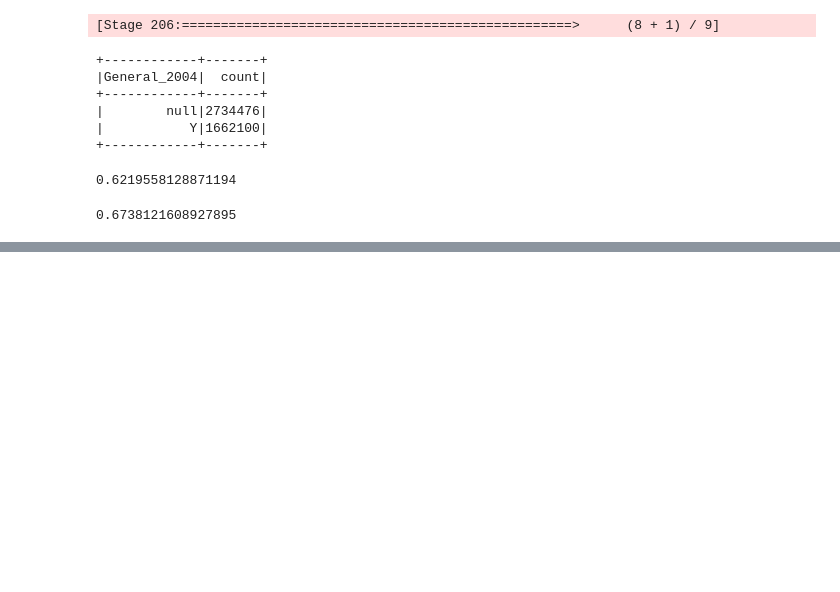
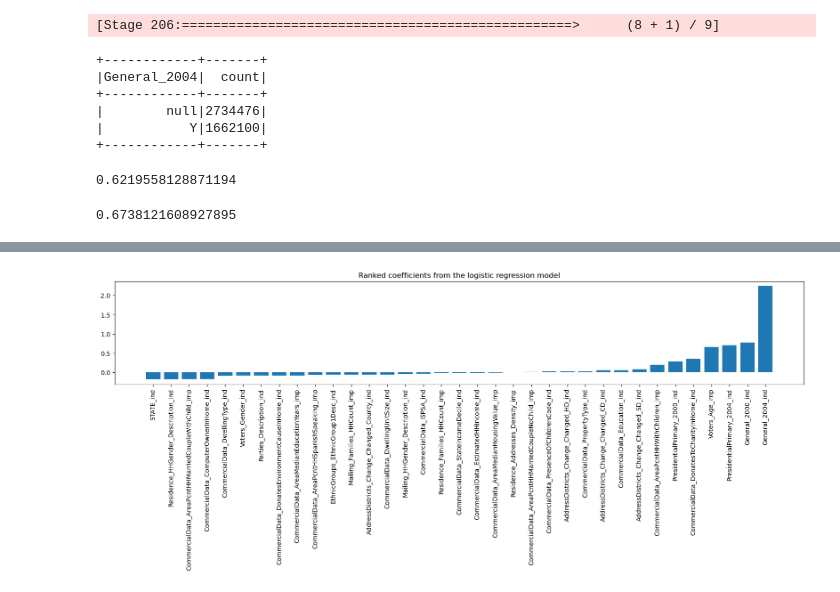
Before and after one commit to Big-Data-Analytics-235/voter-project, a Jupyter notebook: getting nonvoter ID data.ipynb, the cells around one changed output, grey strips where cells are left out. Drawn from its saved outputs; the diff is of its cells as text; code cells hidden in the pictures; blank space fills up the shorter version.

```diff
--- a/getting nonvoter ID data.ipynb
+++ b/getting nonvoter ID data.ipynb
@@ -421,0 +436,6 @@ indi.groupBy("General_2004").count().show()
+# %%
+featureCols = pd.DataFrame(preparedDF.schema["features"].metadata["ml_attr"]["attrs"]["nominal"]+
+  preparedDF.schema["features"].metadata["ml_attr"]["attrs"]["numeric"]).sort_values("idx")
+
+featureCols = featureCols.set_index('idx')
+featureCols.head()
@@ -421,0 +459,7 @@ indi.groupBy("General_2004").count().show()
+# %%
+coefsArray = np.array(lrModel.coefficients)  # convert to np.array
+coefsDF = pd.DataFrame(coefsArray, columns=['coefs'])  # to pandas
+
+coefsDF = coefsDF.merge(featureCols, left_index=True, right_index=True)  # join it with featureCols we created above
+coefsDF.sort_values('coefs', inplace=True)  # Sort them
+coefsDF.head()
@@ -421,0 +473,9 @@ indi.groupBy("General_2004").count().show()
+# %%
+plt.rcParams["figure.figsize"] = (20,3)
+
+plt.xticks(rotation=90)
+plt.bar(coefsDF.name, coefsDF.coefs)
+plt.title('Ranked coefficients from the logistic regression model')
+plt.show()
+# %% [output]
+[figure, added]
```
Also changed, not shown: parts of 19 cells of this notebook.
